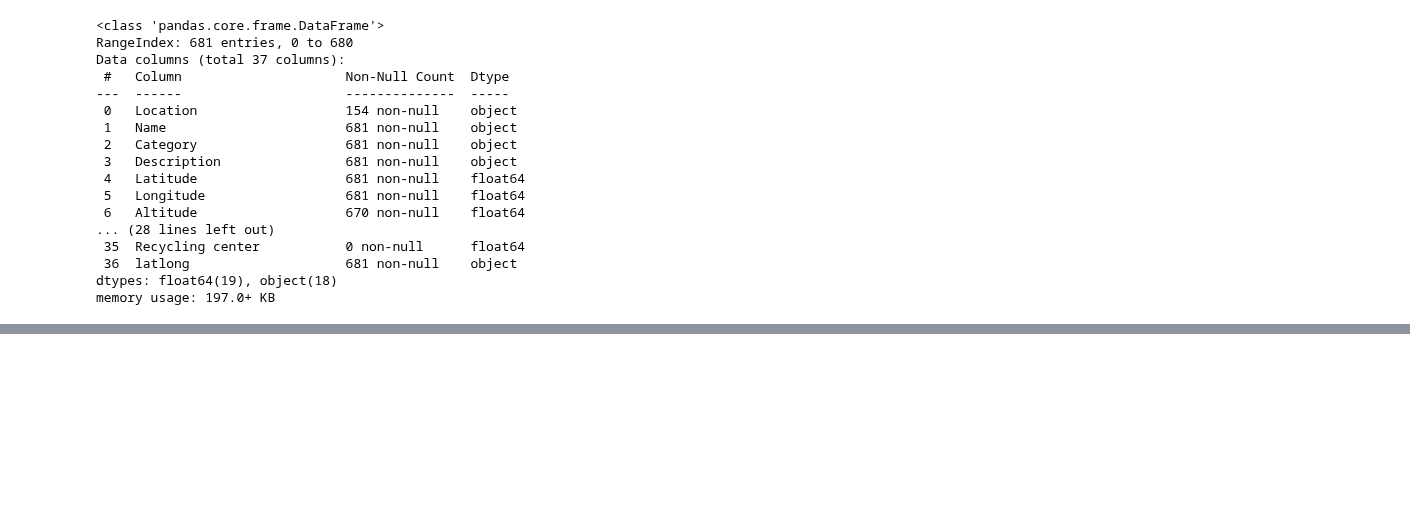
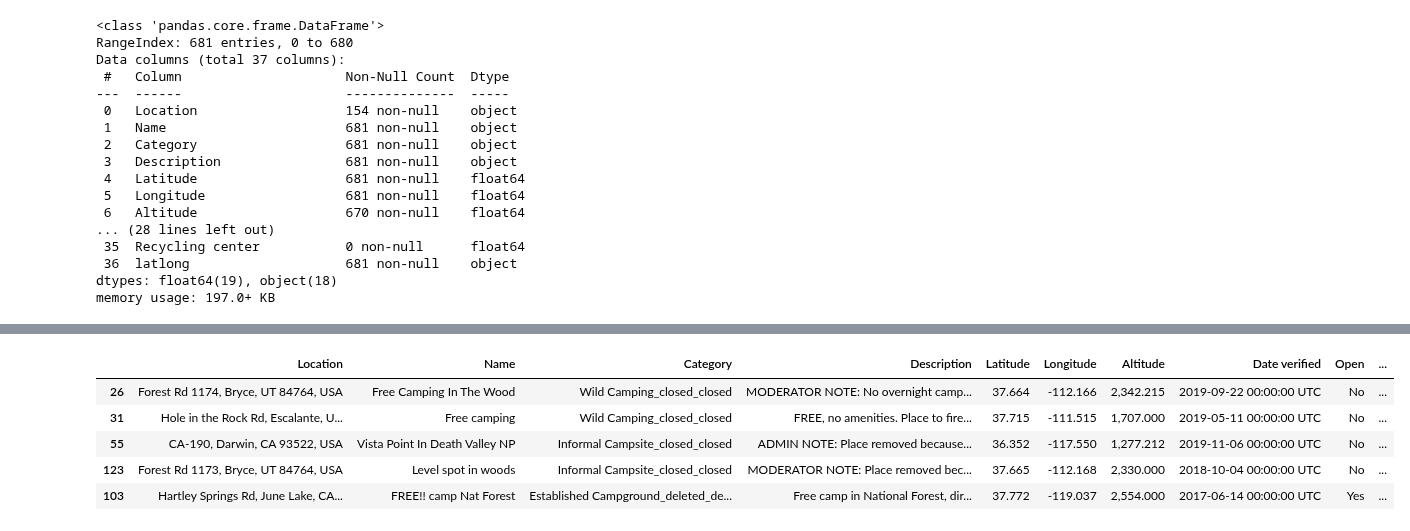
Before and after one commit to paultanger/CampsitePredict, a Jupyter notebook: notebooks/EDA_closed_deleted.ipynb, the cells around one changed output, grey strips where cells are left out. Drawn from its saved outputs; the diff is of its cells as text; code cells hidden in the pictures; blank space fills up the shorter version.

```diff
--- a/notebooks/EDA_closed_deleted.ipynb
+++ b/notebooks/EDA_closed_deleted.ipynb
@@ -144,0 +215,4 @@ waiting for: 1 seconds
+# %%
+# split into either has state (so can parse the state) or not
+closed_del_combined_no_state = closed_del_combined[pd.isna(closed_del_combined['State'])].copy()
+closed_del_combined_has_state = closed_del_combined[~pd.isna(closed_del_combined['State'])].copy()
@@ -144,0 +239,3 @@ waiting for: 1 seconds
+# %%
+# only 22, but try anyways
+closed_del_combined_no_state = closed_del_combined_no_state[~pd.isna(closed_del_combined_no_state['Location'])].copy()
@@ -144,0 +262,15 @@ waiting for: 1 seconds
+# %%
+# try to parse state
+closed_del_combined_no_state = closed_del_combined_no_state[closed_del_combined_no_state['Location'].str.contains('\s[A-Z]{2}\s', case=True, regex=True)]
+# %%
+# put it in state col
+closed_del_combined_no_state['State'] = closed_del_combined_no_state['Location'].str.extract(r'(\s[A-Z]{2}\s)')
+# %%
+closed_del_combined_no_state.head()
+# %% [output]
+|  | Location | Name | Category | Description | Latitude | Longitude | Altitude | Date verified | Open | ... |
+| 26 | Forest Rd 1174, Bryce, UT 84764, USA | Free Camping In The Wood | Wild Camping_closed_closed | MODERATOR NOTE: No overnight camp... | 37.664 | -112.166 | 2,342.215 | 2019-09-22 00:00:00 UTC | No | ... |
+| 31 | Hole in the Rock Rd, Escalante, U... | Free camping | Wild Camping_closed_closed | FREE, no amenities. Place to fire... | 37.715 | -111.515 | 1,707.000 | 2019-05-11 00:00:00 UTC | No | ... |
+| 55 | CA-190, Darwin, CA 93522, USA | Vista Point In Death Valley NP | Informal Campsite_closed_closed | ADMIN NOTE: Place removed because... | 36.352 | -117.550 | 1,277.212 | 2019-11-06 00:00:00 UTC | No | ... |
+| 123 | Forest Rd 1173, Bryce, UT 84764, USA | Level spot in woods | Informal Campsite_closed_closed | MODERATOR NOTE: Place removed bec... | 37.665 | -112.168 | 2,330.000 | 2018-10-04 00:00:00 UTC | No | ... |
+| 103 | Hartley Springs Rd, June Lake, CA... | FREE!! camp Nat Forest | Established Campground_deleted_de... | Free camp in National Forest, dir... | 37.772 | -119.037 | 2,554.000 | 2017-06-14 00:00:00 UTC | Yes | ... |
```
Also changed, not shown: parts of 29 cells of this notebook, 1 other file.
